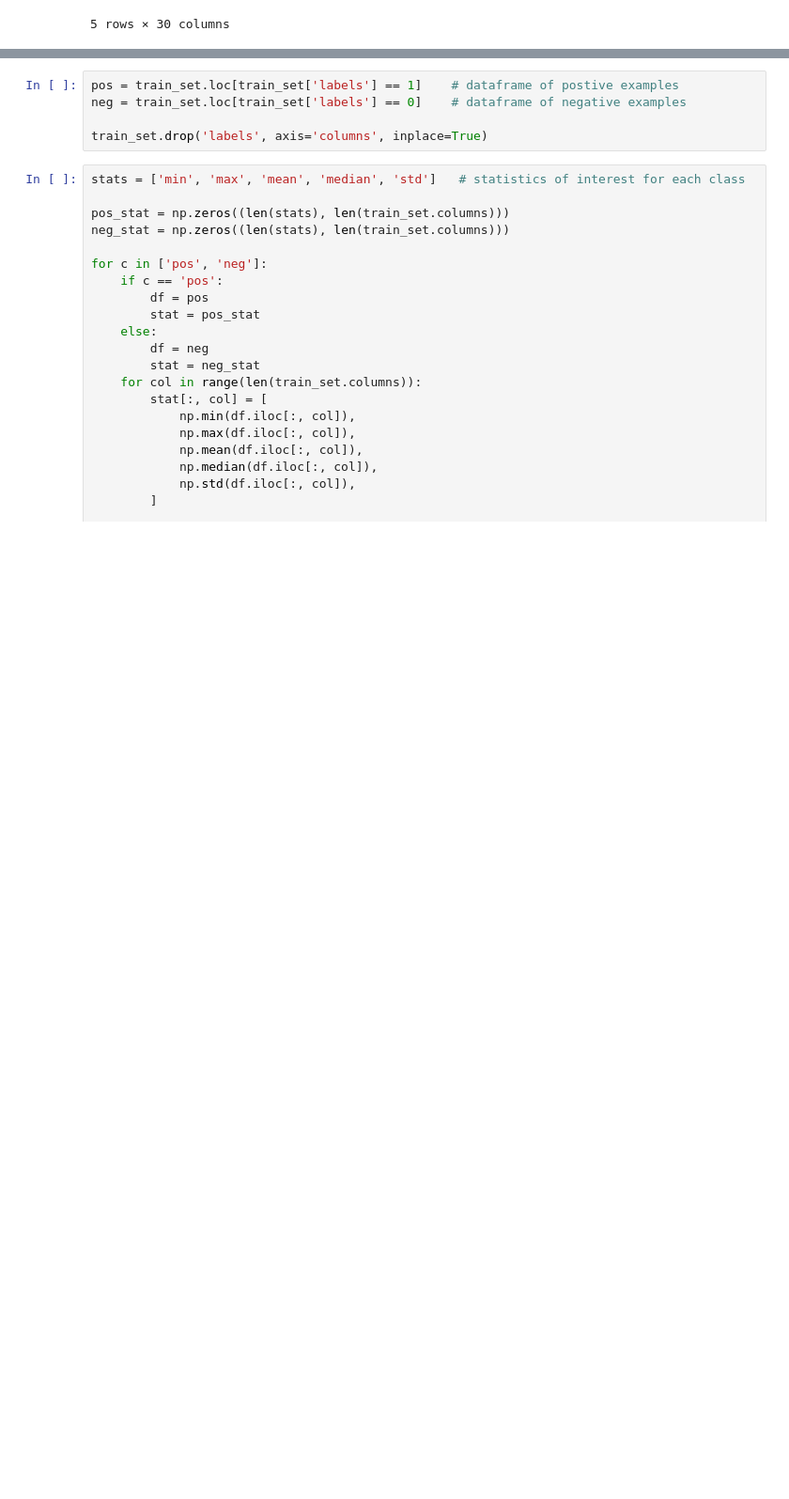
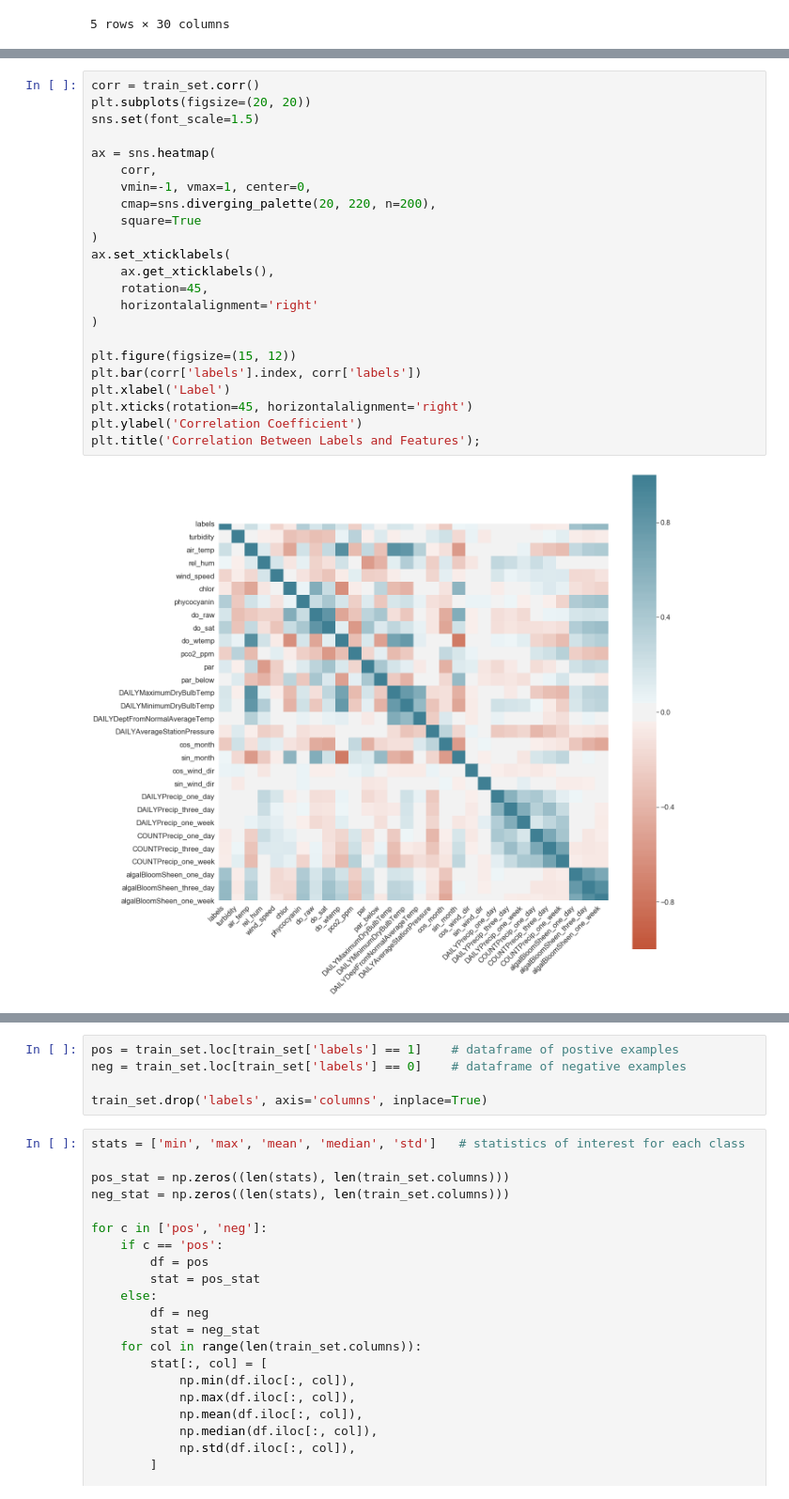
Before and after one commit to acnagle/CLA-Project, a Jupyter notebook: Code/final/augment.ipynb, the cells around one changed output, grey strips where cells are left out. Shown at 94% size. Drawn from its saved outputs; the diff is of its cells as text; blank space fills up the shorter version.

```diff
--- a/Code/final/augment.ipynb
+++ b/Code/final/augment.ipynb
@@ -55,0 +80,25 @@ train_set.head()
+# %%
+corr = train_set.corr()
+plt.subplots(figsize=(20, 20))
+sns.set(font_scale=1.5)
+
+ax = sns.heatmap(
+    corr,
+    vmin=-1, vmax=1, center=0,
+    cmap=sns.diverging_palette(20, 220, n=200),
+    square=True
+)
+ax.set_xticklabels(
+    ax.get_xticklabels(),
+    rotation=45,
+    horizontalalignment='right'
+)
+
+plt.figure(figsize=(15, 12))
+plt.bar(corr['labels'].index, corr['labels'])
+plt.xlabel('Label')
+plt.xticks(rotation=45, horizontalalignment='right')
+plt.ylabel('Correlation Coefficient')
+plt.title('Correlation Between Labels and Features');
+# %% [output]
+[figure, added]
```
Also changed, not shown: parts of 7 cells of this notebook.
